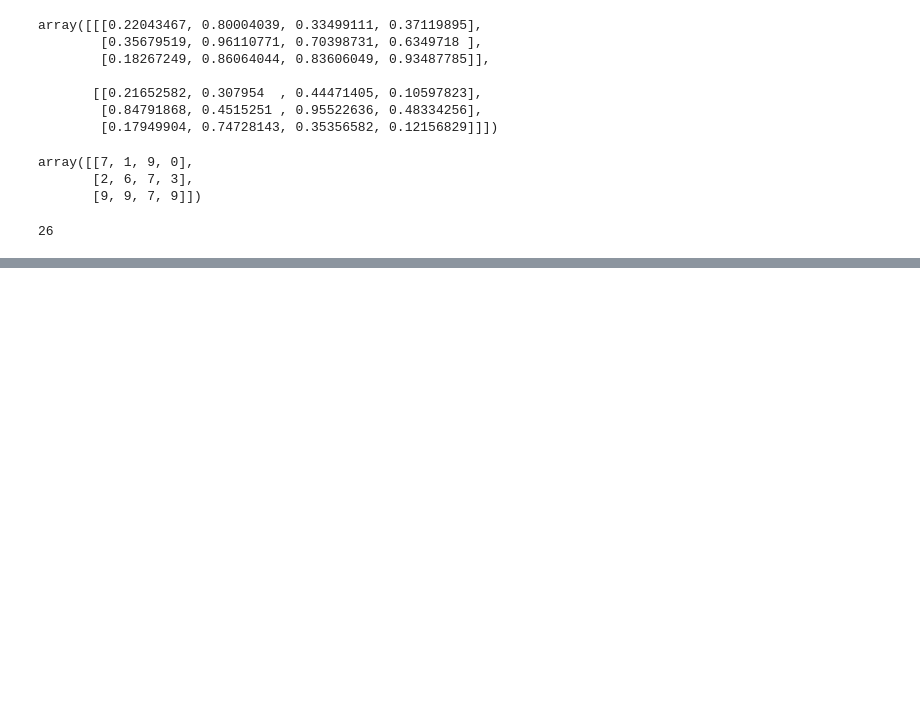
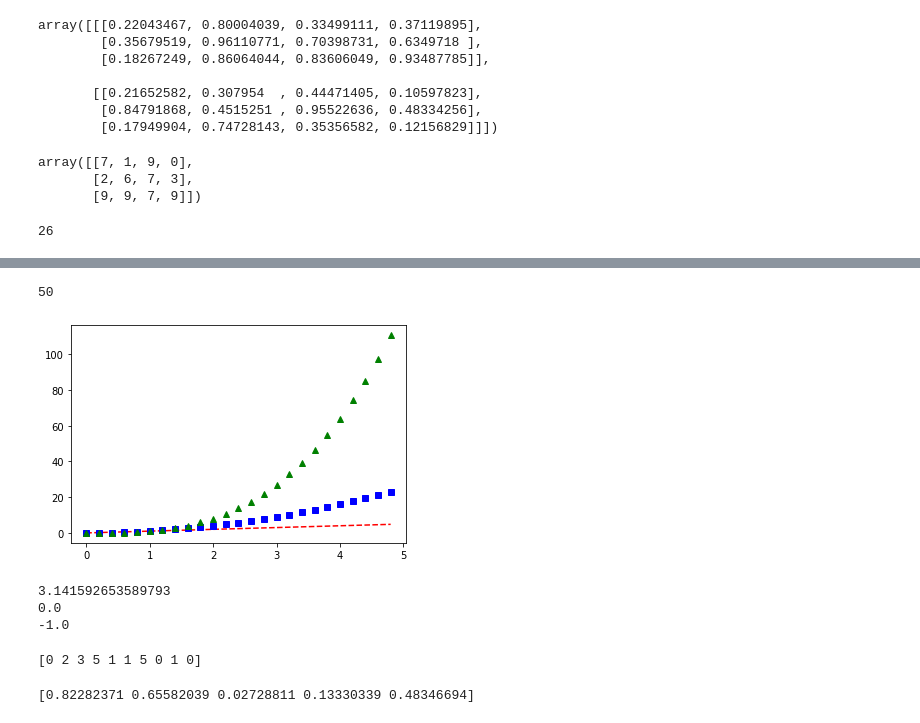
Before and after one commit to gasd238/2020_GSM_Winter_Camp, a Jupyter notebook: code/2일차.ipynb, the cells around one changed output, grey strips where cells are left out. Drawn from its saved outputs; the diff is of its cells as text; code cells hidden in the pictures; blank space fills up the shorter version.

```diff
--- a/code/2일차.ipynb
+++ b/code/2일차.ipynb
@@ -136,0 +339,36 @@ np.random.randint(1,30)
+# %%
+b=20
+
+def test():
+  global b
+  b = b + 30
+  return b
+k = test()
+
+print(k)
+# %% [output]
+50
+# %%
+t = np.arange(0,5,0.2)
+p2 = t ** 2
+p3 = t ** 3
+plt.plot(t, t, 'r--', t, p2, 'bs', t, p3, 'g^')
+plt.show()
+# %% [output]
+[figure, added]
+# %%
+print(np.pi)
+print(np.sin(0))
+print(np.cos(np.pi))
+# %% [output]
+3.141592653589793
+0.0
+-1.0
+# %%
+print(np.random.choice(6,10))
+# %% [output]
+[0 2 3 5 1 1 5 0 1 0]
+# %%
+print(np.random.rand(5))
+# %% [output]
+[0.82282371 0.65582039 0.02728811 0.13330339 0.48346694]
```
Also changed, not shown: parts of 39 cells of this notebook.
